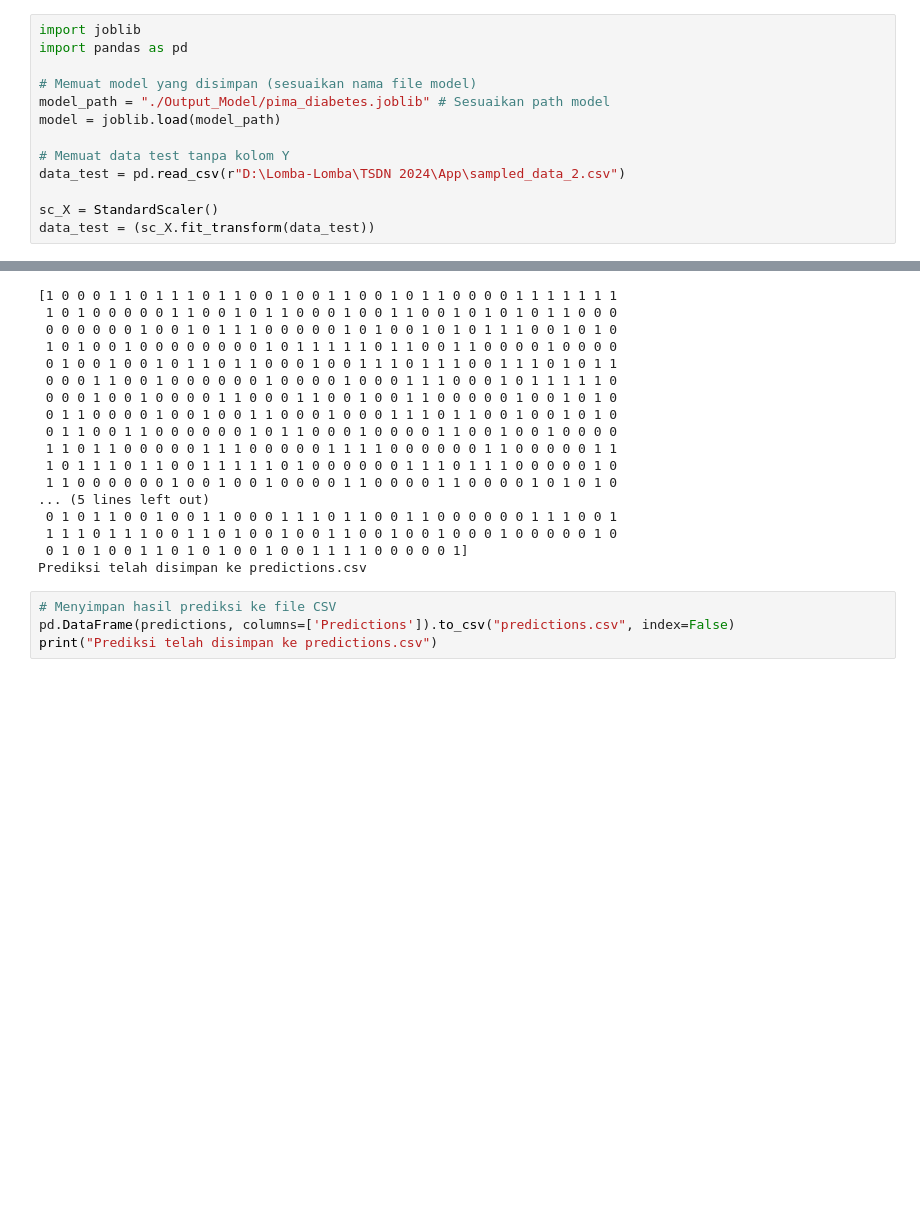
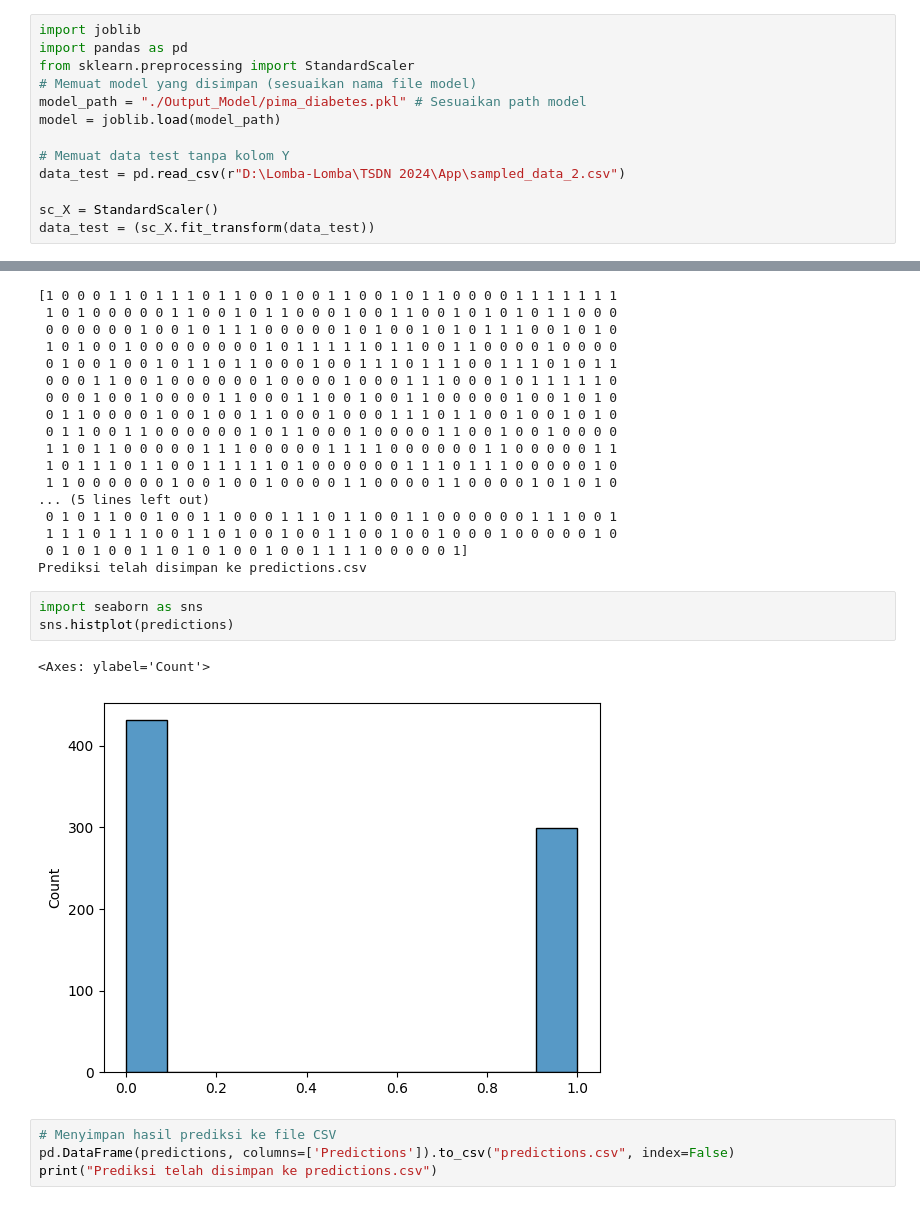
Before and after one commit to Hajranazbytama/tsdn24, a Jupyter notebook: Model_Prediction/pima_diabetes.ipynb, the cells around one changed output, grey strips where cells are left out. Drawn from its saved outputs; the diff is of its cells as text; blank space fills up the shorter version.

Commit message:
update scaler

```diff
--- a/Model_Prediction/pima_diabetes.ipynb
+++ b/Model_Prediction/pima_diabetes.ipynb
@@ -384,9 +395,9 @@ model = "./Output_Model/pima_diabetes.joblib"
 # %%
 import joblib
 import pandas as pd
-
+from sklearn.preprocessing import StandardScaler
 # Memuat model yang disimpan (sesuaikan nama file model)
-model_path = "./Output_Model/pima_diabetes.joblib" # Sesuaikan path model
+model_path = "./Output_Model/pima_diabetes.pkl" # Sesuaikan path model
 model = joblib.load(model_path)
 
 # Memuat data test tanpa kolom Y
@@ -420,6 +431,12 @@ print("Prediksi telah disimpan ke predictions.csv")
  1 1 1 0 1 1 1 0 0 1 1 0 1 0 0 1 0 0 1 1 0 0 1 0 0 1 0 0 0 1 0 0 0 0 0 1 0
  0 1 0 1 0 0 1 1 0 1 0 1 0 0 1 0 0 1 1 1 1 0 0 0 0 0 1]
 Prediksi telah disimpan ke predictions.csv
+# %%
+import seaborn as sns
+sns.histplot(predictions)
+# %% [output]
+<Axes: ylabel='Count'>
+[figure, added]
 # %%
 # Menyimpan hasil prediksi ke file CSV
 pd.DataFrame(predictions, columns=['Predictions']).to_csv("predictions.csv", index=False)
```
Also changed, not shown: parts of 6 cells of this notebook, 1 other file.
